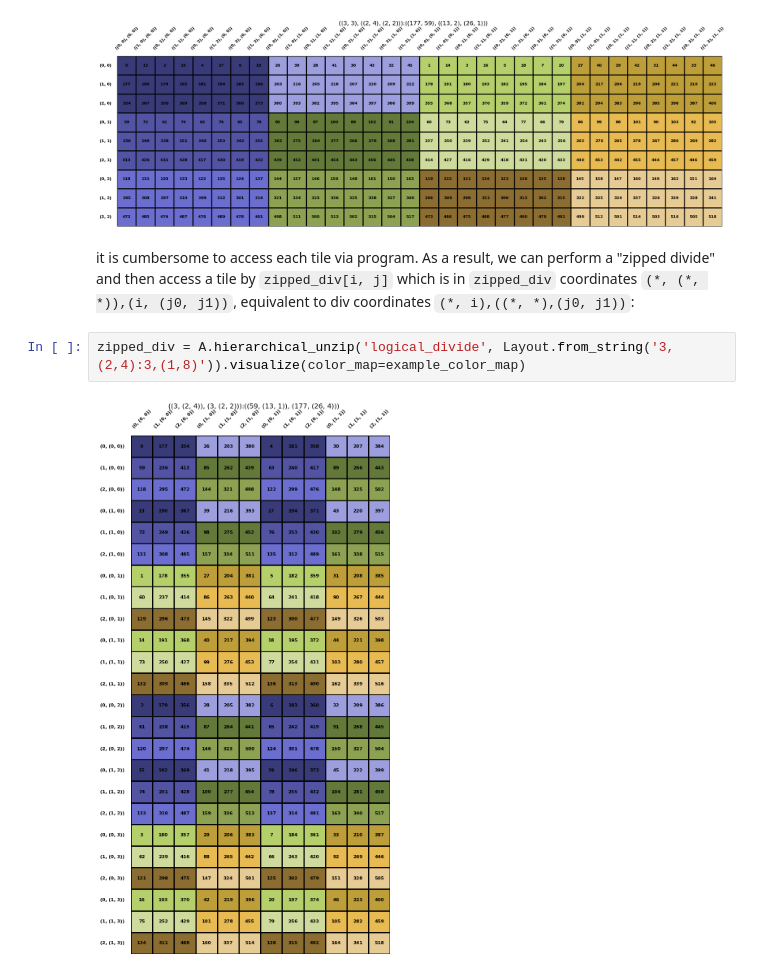
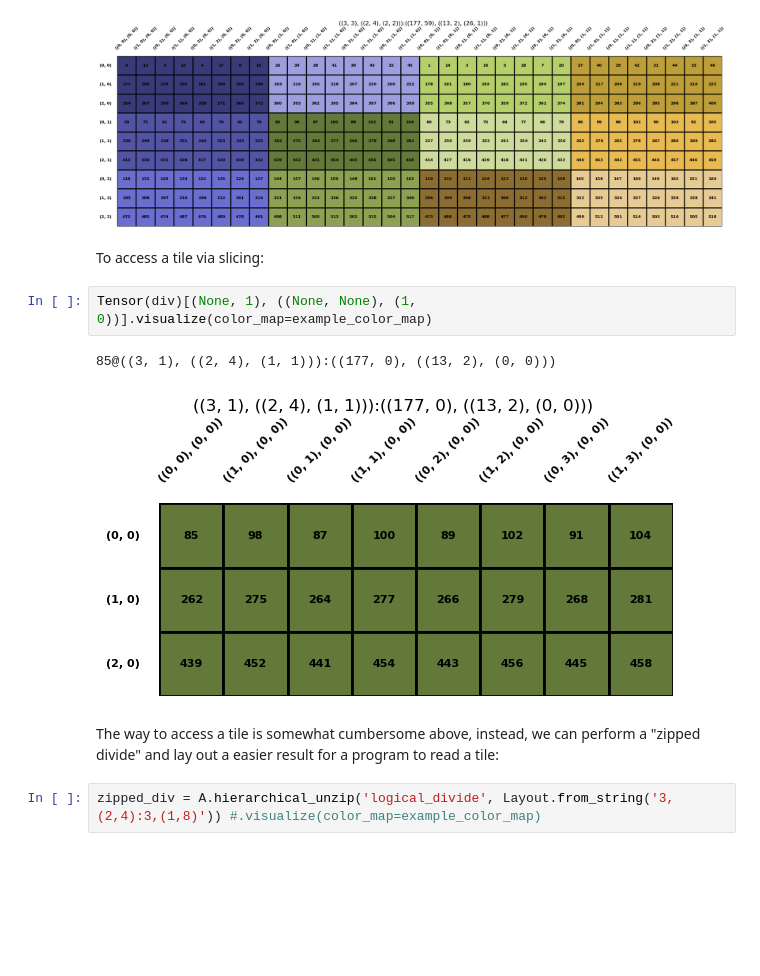
Before and after one commit to w32zhong/simp-intelligence, a Jupyter notebook: simp_intelligence/math/layout_divide.ipynb, the cells around one changed output. Cells and saved outputs as stored; diff of their text form; blank space fills up the shorter version.

Commit message:
matching CuTe hierarchical_unzip.

```diff
--- a/simp_intelligence/math/layout_divide.ipynb
+++ b/simp_intelligence/math/layout_divide.ipynb
@@ -95,9 +95,13 @@ _ = div.visualize(color_map=example_color_map)
 # %% [output]
 [figure]
 # %% [markdown]
-it is cumbersome to access each tile via program. As a result, we can perform a "zipped divide" and then access a tile by `zipped_div[i, j]`
-which is in `zipped_div` coordinates `(*, (*, *)),(i, (j0, j1))`, equivalent to div coordinates `(*, i),((*, *),(j0, j1))`:
+To access a tile via slicing:
+# %%
+Tensor(div)[(None, 1), ((None, None), (1, 0))].visualize(color_map=example_color_map)
+# %% [output]
+85@((3, 1), ((2, 4), (1, 1))):((177, 0), ((13, 2), (0, 0)))
+[figure, added]
+# %% [markdown]
+The way to access a tile is somewhat cumbersome above, instead, we can perform a "zipped divide" and lay out a easier result for a program to read a tile:
 # %%
-zipped_div = A.hierarchical_unzip('logical_divide', Layout.from_string('3,(2,4):3,(1,8)')).visualize(color_map=example_color_map)
+zipped_div = A.hierarchical_unzip('logical_divide', Layout.from_string('3,(2,4):3,(1,8)')) #.visualize(color_map=example_color_map)
-# %% [output]
-[figure, removed]
```
Also changed, not shown: parts of 4 cells of this notebook, 1 other file.
